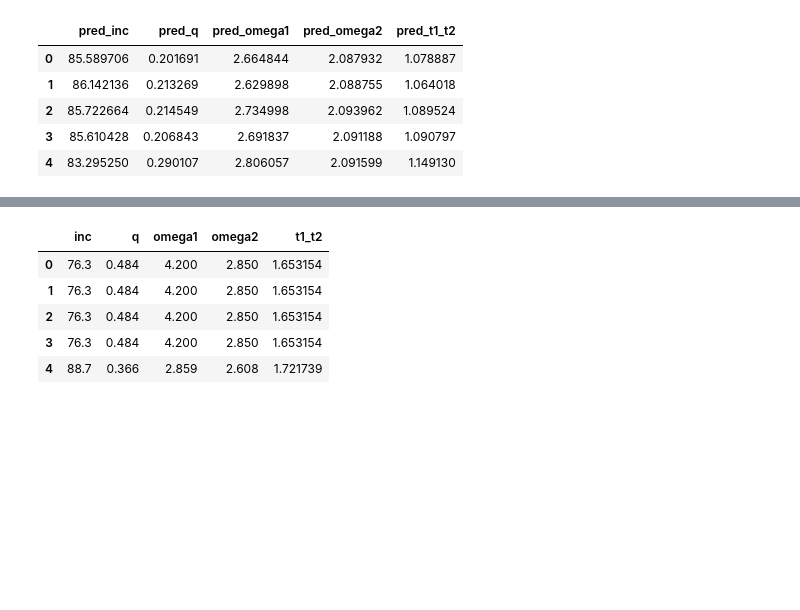
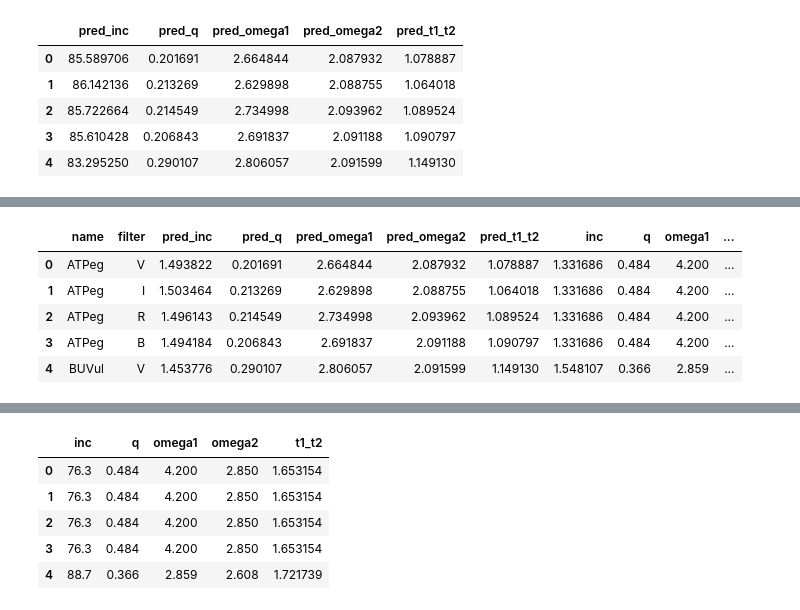
Before and after one commit to AdriNemcikova/DP, a Jupyter notebook: NORM_observed_pred.ipynb, the cells around one changed output, grey strips where cells are left out. Cells and saved outputs as stored; diff of their text form; code cells hidden in the pictures; blank space fills up the shorter version.

```diff
--- a/NORM_observed_pred.ipynb
+++ b/NORM_observed_pred.ipynb
@@ -120,7 +120,6 @@ pred_denorm_det_df.head()
 # %%
 # Create csv file to use it later for plotting of curves
 target_det_obs = data_det[['name', 'filter']]
-target_det_obs = target_det_obs.join(pred_det_df)
-target_det_obs = target_det_obs.join(pd.DataFrame(pred_det, columns = ['inc', 'q', 'omega1', 'omega2', 't1_t2']))
-target_det_obs.head()
-target_det_obs.to_csv('ploted_curves_observed/target_det_obs.csv')
+target_det_obs = target_det_obs.join(pred_denorm_det_df)
+target_det_obs = target_det_obs.join(pd.DataFrame(y, columns = ['inc', 'q', 'omega1', 'omega2', 't1_t2']))
+print(target_det_obs.head())
@@ -126,0 +140,14 @@ target_det_obs.to_csv('ploted_curves_observed/target_det_obs.csv')
+# %%
+# For purpose of plttoing curves from predicted parameters, it is necessary to convert inclination - degrees to radians
+
+target_det_obs['pred_inc'] = target_det_obs['pred_inc'].astype(float).apply(math.radians)
+target_det_obs['inc'] = target_det_obs['inc'].astype(float).apply(math.radians)
+
+target_det_obs.head()
+# %% [output]
+|  | name | filter | pred_inc | pred_q | pred_omega1 | pred_omega2 | pred_t1_t2 | inc | q | omega1 | ... |
+| 0 | ATPeg | V | 1.493822 | 0.201691 | 2.664844 | 2.087932 | 1.078887 | 1.331686 | 0.484 | 4.200 | ... |
+| 1 | ATPeg | I | 1.503464 | 0.213269 | 2.629898 | 2.088755 | 1.064018 | 1.331686 | 0.484 | 4.200 | ... |
+| 2 | ATPeg | R | 1.496143 | 0.214549 | 2.734998 | 2.093962 | 1.089524 | 1.331686 | 0.484 | 4.200 | ... |
+| 3 | ATPeg | B | 1.494184 | 0.206843 | 2.691837 | 2.091188 | 1.090797 | 1.331686 | 0.484 | 4.200 | ... |
+| 4 | BUVul | V | 1.453776 | 0.290107 | 2.806057 | 2.091599 | 1.149130 | 1.548107 | 0.366 | 2.859 | ... |
```
Also changed, not shown: parts of 11 cells of this notebook, 3 other files.
